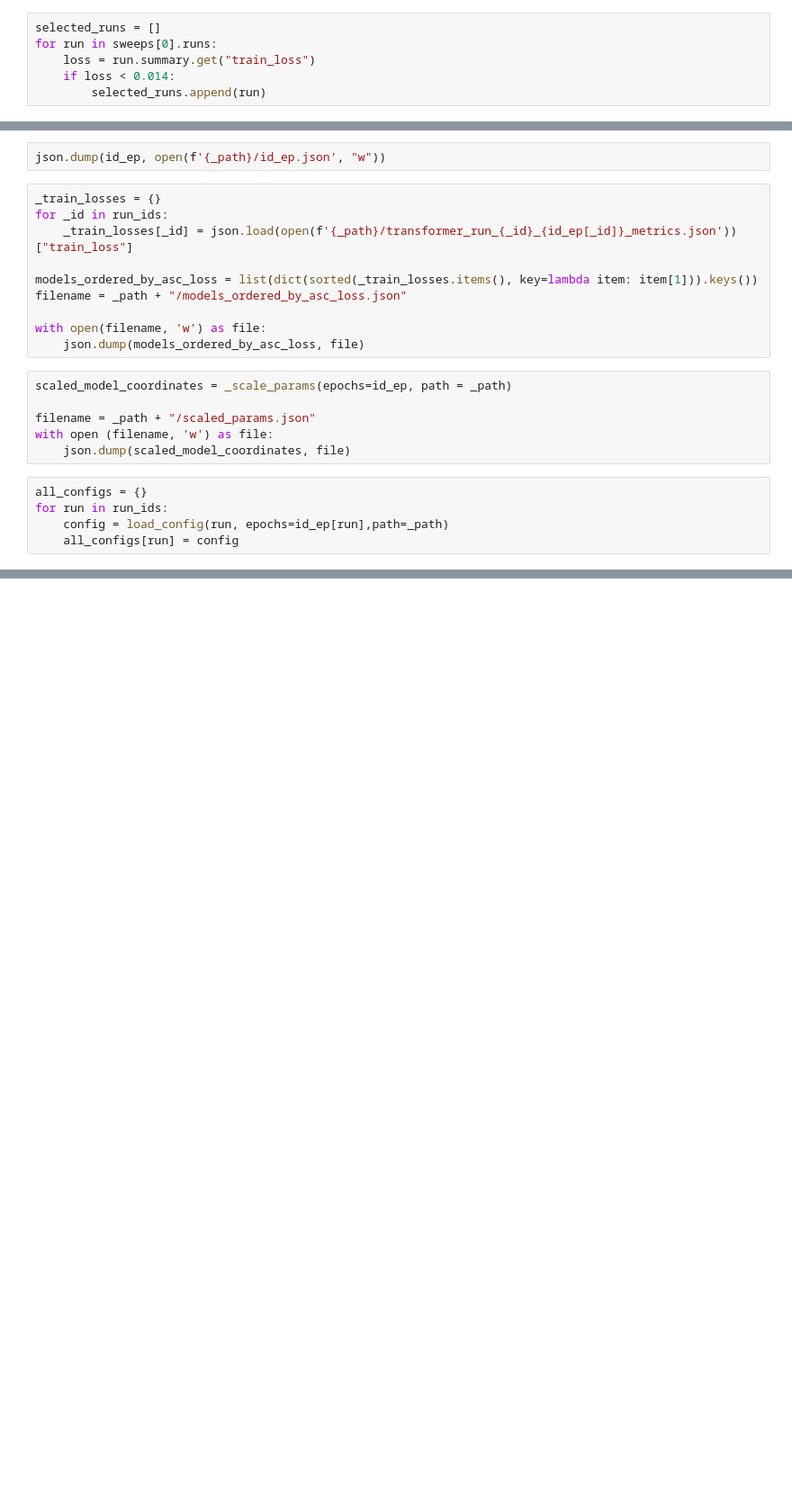
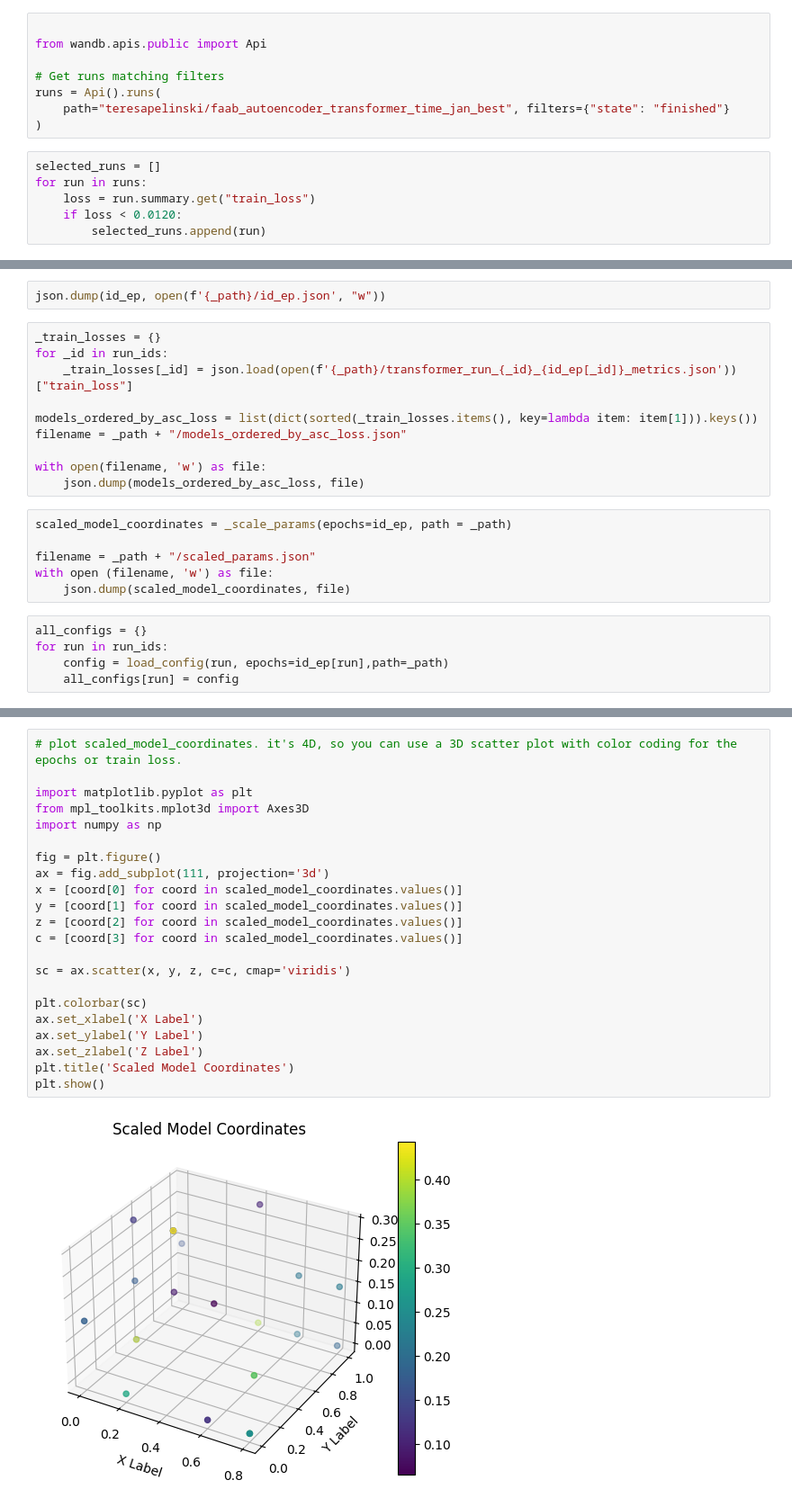
Before and after one commit to pelinski/faab-hyperparams, a Jupyter notebook: src/models/notebooks/_download_models timecomp.ipynb, the cells around one changed output, grey strips where cells are left out. Shown: that part at 90% size. Drawn from its saved outputs; the diff is of its cells as text; blank space fills up the shorter version.

```diff
--- a/src/models/notebooks/_download_models timecomp.ipynb
+++ b/src/models/notebooks/_download_models timecomp.ipynb
@@ -17,6 +18,14 @@ _path = "../../models/trained/transformer-autoencoder-timecomp-jan"
+# %%
+
+from wandb.apis.public import Api
+
+# Get runs matching filters
+runs = Api().runs(
+    path="teresapelinski/faab_autoencoder_transformer_time_jan_best", filters={"state": "finished"}
+)
 # %%
 selected_runs = []
-for run in sweeps[0].runs:
+for run in runs:
     loss = run.summary.get("train_loss")
-    if loss < 0.014:
+    if loss < 0.0120:
         selected_runs.append(run)
@@ -115,0 +159,24 @@ all_configs
+# %%
+# plot scaled_model_coordinates. it's 4D, so you can use a 3D scatter plot with color coding for the epochs or train loss.
+
+import matplotlib.pyplot as plt
+from mpl_toolkits.mplot3d import Axes3D
+import numpy as np
+
+fig = plt.figure()
+ax = fig.add_subplot(111, projection='3d')
+x = [coord[0] for coord in scaled_model_coordinates.values()]
+y = [coord[1] for coord in scaled_model_coordinates.values()]
+z = [coord[2] for coord in scaled_model_coordinates.values()]
+c = [coord[3] for coord in scaled_model_coordinates.values()]
+
+sc = ax.scatter(x, y, z, c=c, cmap='viridis')
+
+plt.colorbar(sc)
+ax.set_xlabel('X Label')
+ax.set_ylabel('Y Label')
+ax.set_zlabel('Z Label')
+plt.title('Scaled Model Coordinates')
+plt.show()
+# %% [output]
+[figure, added]
```
Also changed, not shown: parts of 6 cells of this notebook, 5 other files.
